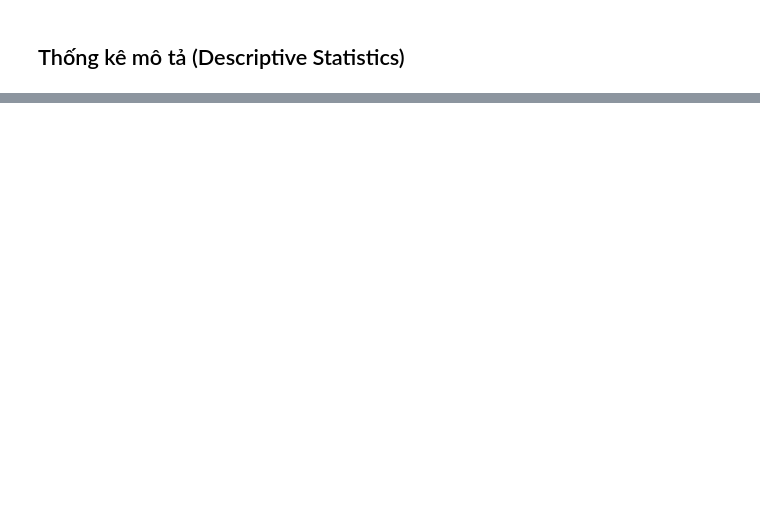
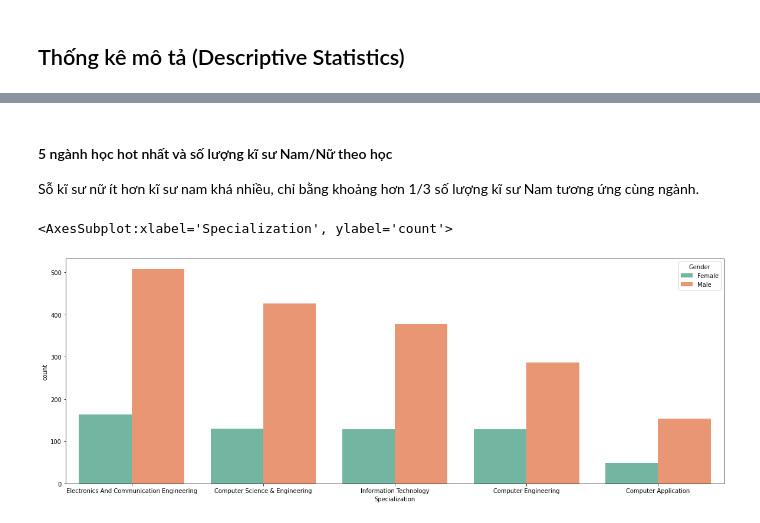
Before and after one commit to phuocleoceo/Bootstrap-Sampling, a Jupyter notebook: code.ipynb, the cells around one changed output, grey strips where cells are left out. Drawn from its saved outputs; the diff is of its cells as text; code cells hidden in the pictures; blank space fills up the shorter version.

```diff
--- a/code.ipynb
+++ b/code.ipynb
@@ -116,0 +132,11 @@ Bootstrap_Statistic(200, 100, 90)
+# %% [markdown]
+#### 5 ngành học hot nhất và số lượng kĩ sư Nam/Nữ theo học
+Sỗ kĩ sư nữ ít hơn kĩ sư nam khá nhiều, chỉ bằng khoảng hơn 1/3 số lượng kĩ sư Nam tương ứng cùng ngành.
+# %%
+plt.figure(figsize=(20, 7))
+# Dùng thuộc tính order để giới hạn số lượng Group được vẽ ra
+sns.countplot(data=dataset, x="Specialization", hue="Gender", palette="Set2",
+              order=pd.value_counts(dataset["Specialization"]).iloc[:5].index)
+# %% [output]
+<AxesSubplot:xlabel='Specialization', ylabel='count'>
+[figure, added]
```
Also changed, not shown: parts of 16 cells of this notebook.
